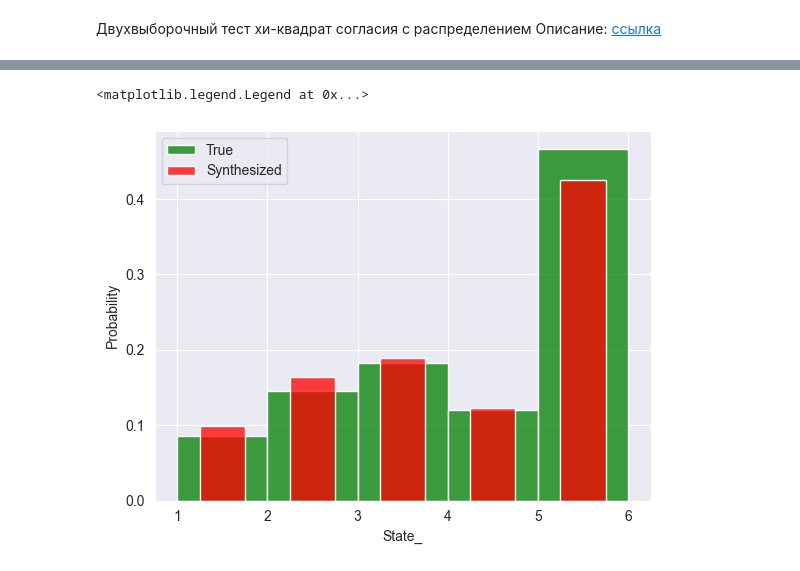
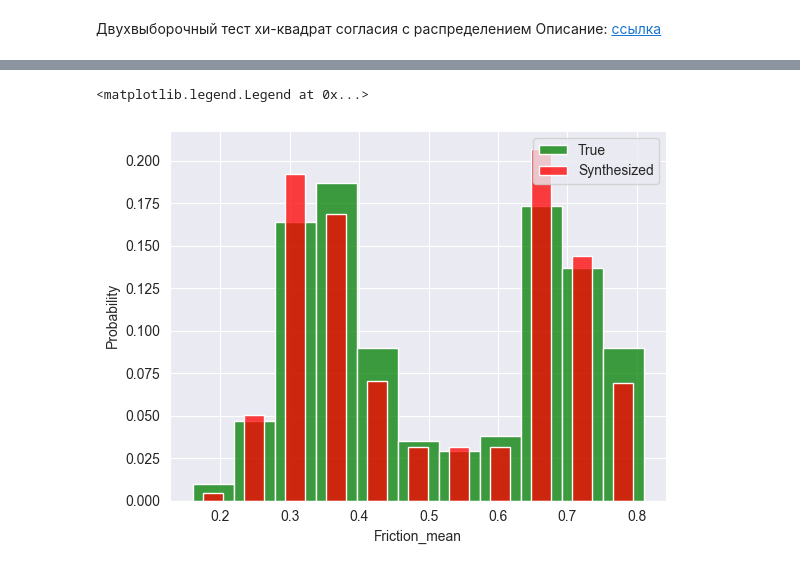
Before and after one commit to dmitry-grigorev/MultivarAnalysis, a Jupyter notebook: Lab3/Lab3notebook.ipynb, the cells around one changed output, grey strips where cells are left out. Cells and saved outputs as stored; diff of their text form; code cells hidden in the pictures.

```diff
--- a/Lab3/Lab3notebook.ipynb
+++ b/Lab3/Lab3notebook.ipynb
@@ -396,6 +739,6 @@ for feat in ['humidity', 'pressure', 'FeelsLikeC', 'State_']:
     synthetic[feat] = synthetic[feat].astype(np.int32)
 # %%
-for feat in ['humidity', 'pressure', 'FeelsLikeC', 'State_']:
+for feat in ['humidity', 'FeelsLikeC', 'State_']:
     print(feat)
     nbins = min(10, sample1[feat].unique().shape[0])
     freqs1, freqs2 = np.histogram(sample1[feat], bins=nbins)[0], np.histogram(synthetic[feat], bins=nbins)[0]
@@ -412,5 +753,5 @@ State_
 # %%
-for feat in sample1.columns.difference(['humidity', 'pressure', 'FeelsLikeC', 'State_']):
+for feat in sample1.columns.difference(['humidity', 'FeelsLikeC', 'State_']):
     print(feat)
     print(kstest(sample1[feat], synthetic[feat]))
 # %% [output]
@@ -473,4 +811,7 @@ bn2.plot(output='bn2.html')
 bn2.fit_parameters(data=sample1)
 # %%
 synthetic2 = bn2.sample(1000, parall_count=1)
+# %%
+for feat in ['humidity', 'FeelsLikeC', 'State_', 'windspeedKmph']:
+    synthetic2[feat] = synthetic2[feat].astype(np.int32)
 # %%
@@ -514,13 +856,10 @@ array([ 0.        ,  6.86666667, 13.73333333, 20.6       , 27.46666667,
 # %%
 import matplotlib.pyplot as plt
-# %%
-for feat in ['humidity', 'pressure', 'FeelsLikeC', 'State_']:
-    synthetic2[feat] = synthetic2[feat].astype(np.int32)
 # %%
-bins = np.array([1,2,3,4,5,6], dtype=float)
-sns.histplot(x = sample1['State_'], color='green', stat = 'probability', label='True', bins=bins)
-sns.histplot(x = synthetic2['State_'], color='red', stat = 'probability', label='Synthesized', shrink=0.5, bins=bins)
+bins = np.histogram_bin_edges(sample1['Friction_mean'], bins='auto')
+sns.histplot(x = sample1['Friction_mean'], color='green', stat = 'probability', label='True', bins=bins)
+sns.histplot(x = synthetic2['Friction_mean'], color='red', stat = 'probability', label='Synthesized', bins=bins, shrink=0.5)
 plt.legend()
 # %% [output]
 <matplotlib.legend.Legend at 0x...>
-[figure, old version]
+[figure, new version]
```
Also changed, not shown: parts of 106 cells of this notebook.
